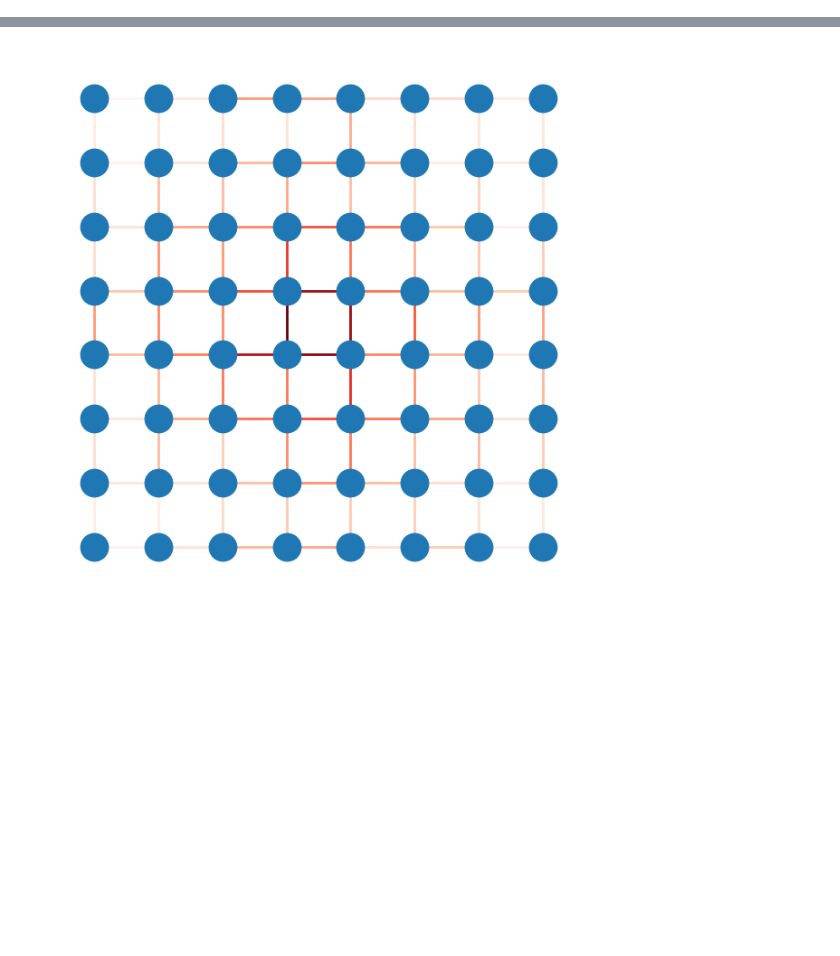
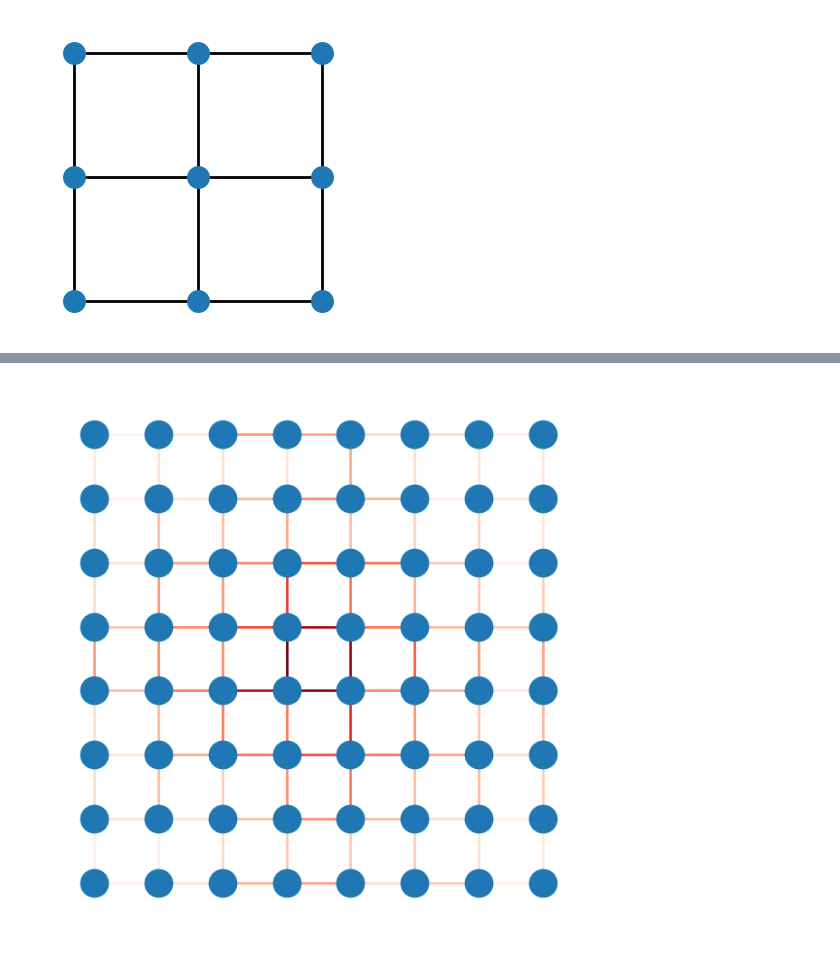
Before and after one commit to gabeschoenbach/snappable, a Jupyter notebook: trees.ipynb, the cells around one changed output, grey strips where cells are left out. Drawn from its saved outputs; the diff is of its cells as text; code cells hidden in the pictures; blank space fills up the shorter version.

```diff
--- a/trees.ipynb
+++ b/trees.ipynb
@@ -47,5 +48,8 @@ def make_counting_dict(g, tree_dict, ds):
                 counting_dict[d][balance_edge] += 1
     return counting_dict
 # %%
-g = generate_grid_graph(8)
+g = generate_grid_graph(3)
+tu.draw(g)
+# %% [output]
+[figure, added]
 # %%
```
Also changed, not shown: parts of 4 cells of this notebook.
